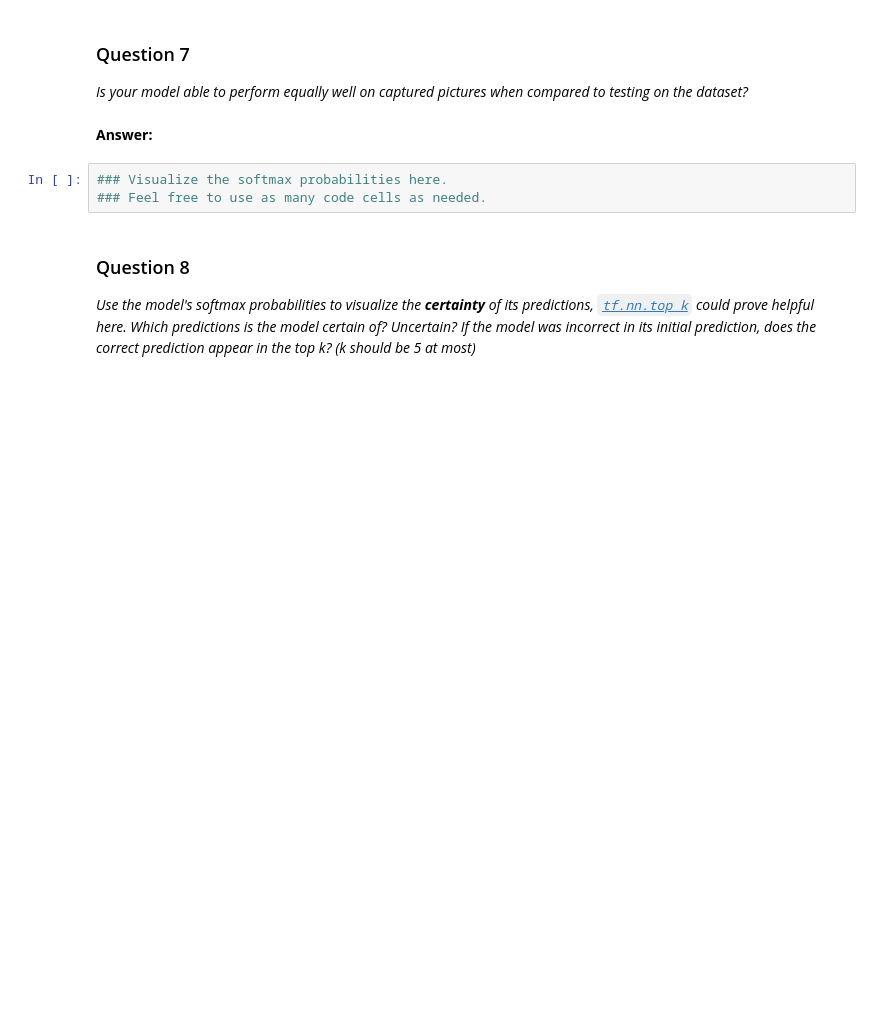
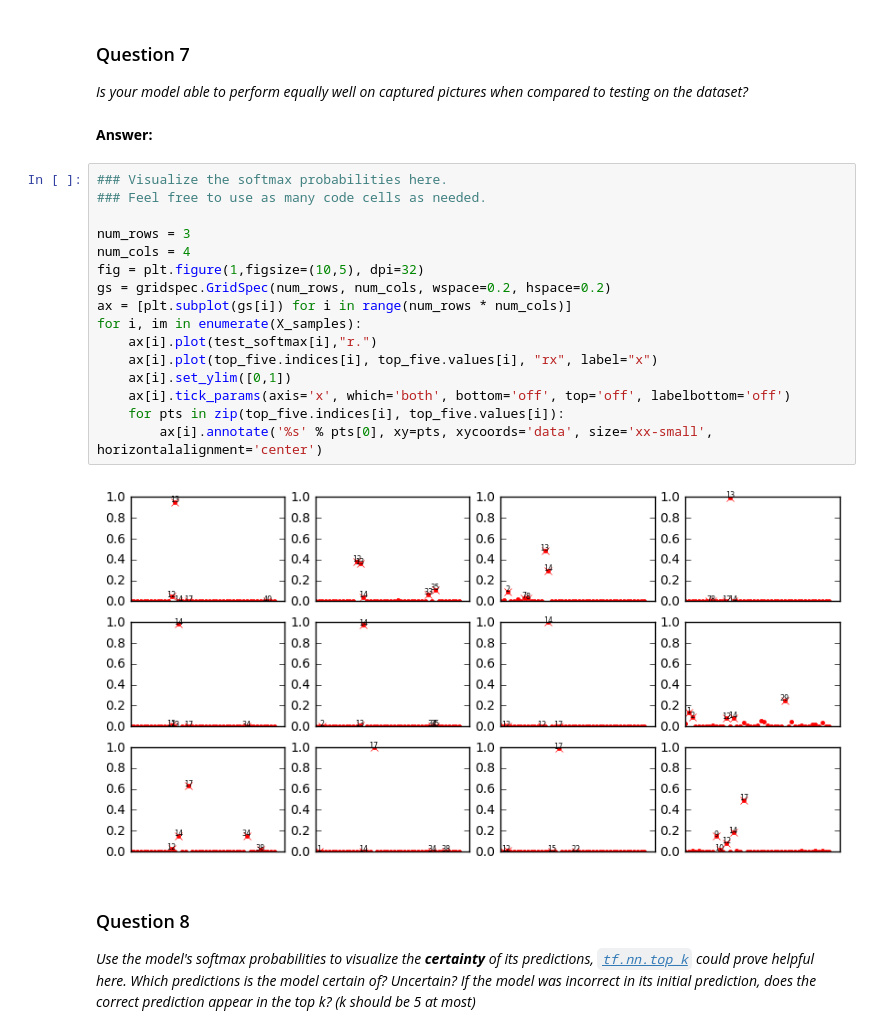
Before and after one commit to hangyao/Udacity_SDCND_traffic-signs, a Jupyter notebook: Traffic_Signs_Recognition.ipynb, the cells around one changed output. Cells and saved outputs as stored; diff of their text form; blank space fills up the shorter version.

```diff
--- a/Traffic_Signs_Recognition.ipynb
+++ b/Traffic_Signs_Recognition.ipynb
@@ -554,9 +702,24 @@ _Choose five candidate images of traffic signs and provide them in the report. A
 _Is your model able to perform equally well on captured pictures when compared to testing on the dataset?_
 # %% [markdown]
 **Answer:**
-# %%
-### Visualize the softmax probabilities here.
-### Feel free to use as many code cells as needed.
+# %%
+### Visualize the softmax probabilities here.
+### Feel free to use as many code cells as needed.
+
+num_rows = 3
+num_cols = 4
+fig = plt.figure(1,figsize=(10,5), dpi=32)
+gs = gridspec.GridSpec(num_rows, num_cols, wspace=0.2, hspace=0.2)
+ax = [plt.subplot(gs[i]) for i in range(num_rows * num_cols)]
+for i, im in enumerate(X_samples):
+    ax[i].plot(test_softmax[i],"r.")
+    ax[i].plot(top_five.indices[i], top_five.values[i], "rx", label="x")
+    ax[i].set_ylim([0,1])
+    ax[i].tick_params(axis='x', which='both', bottom='off', top='off', labelbottom='off')
+    for pts in zip(top_five.indices[i], top_five.values[i]):
+        ax[i].annotate('%s' % pts[0], xy=pts, xycoords='data', size='xx-small', horizontalalignment='center')
+# %% [output]
+[figure, added]
 # %% [markdown]
 ### Question 8
 
```
Also changed, not shown: parts of 6 cells of this notebook.
